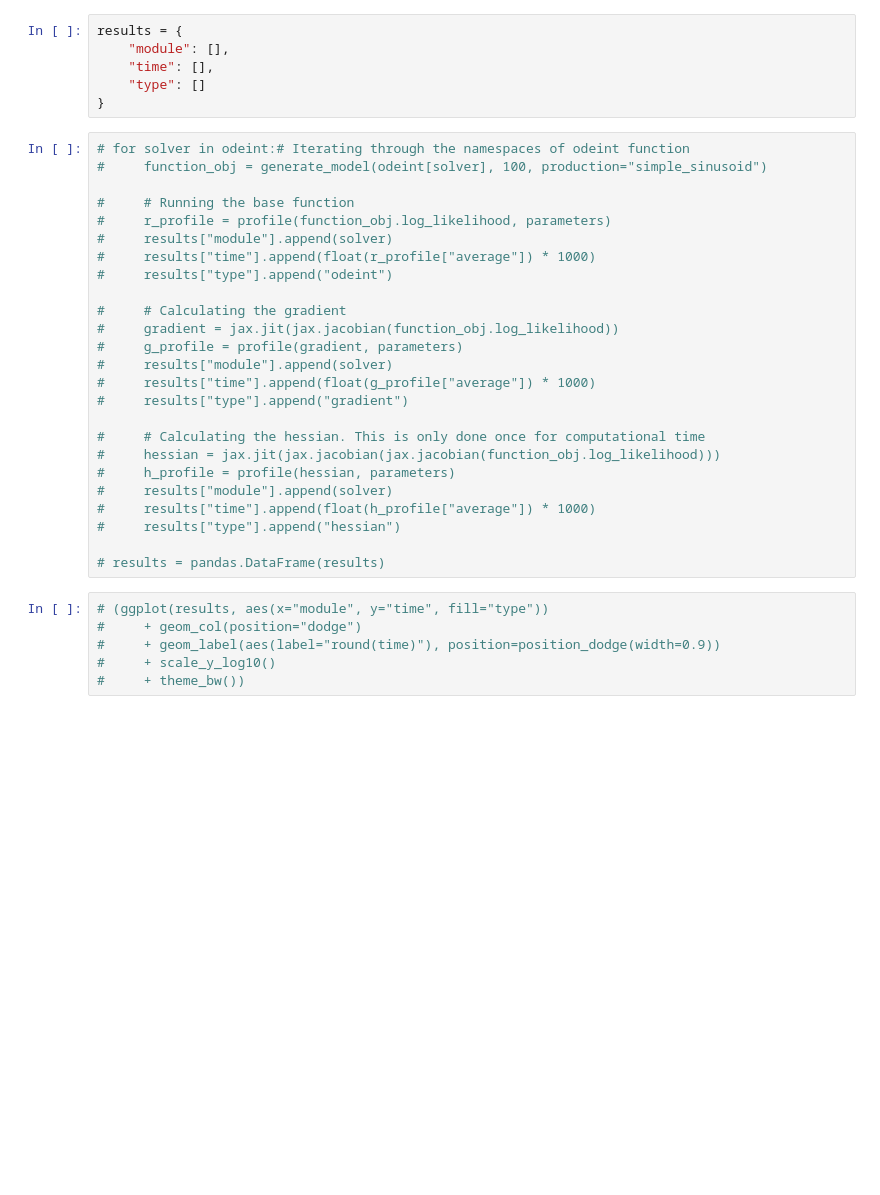
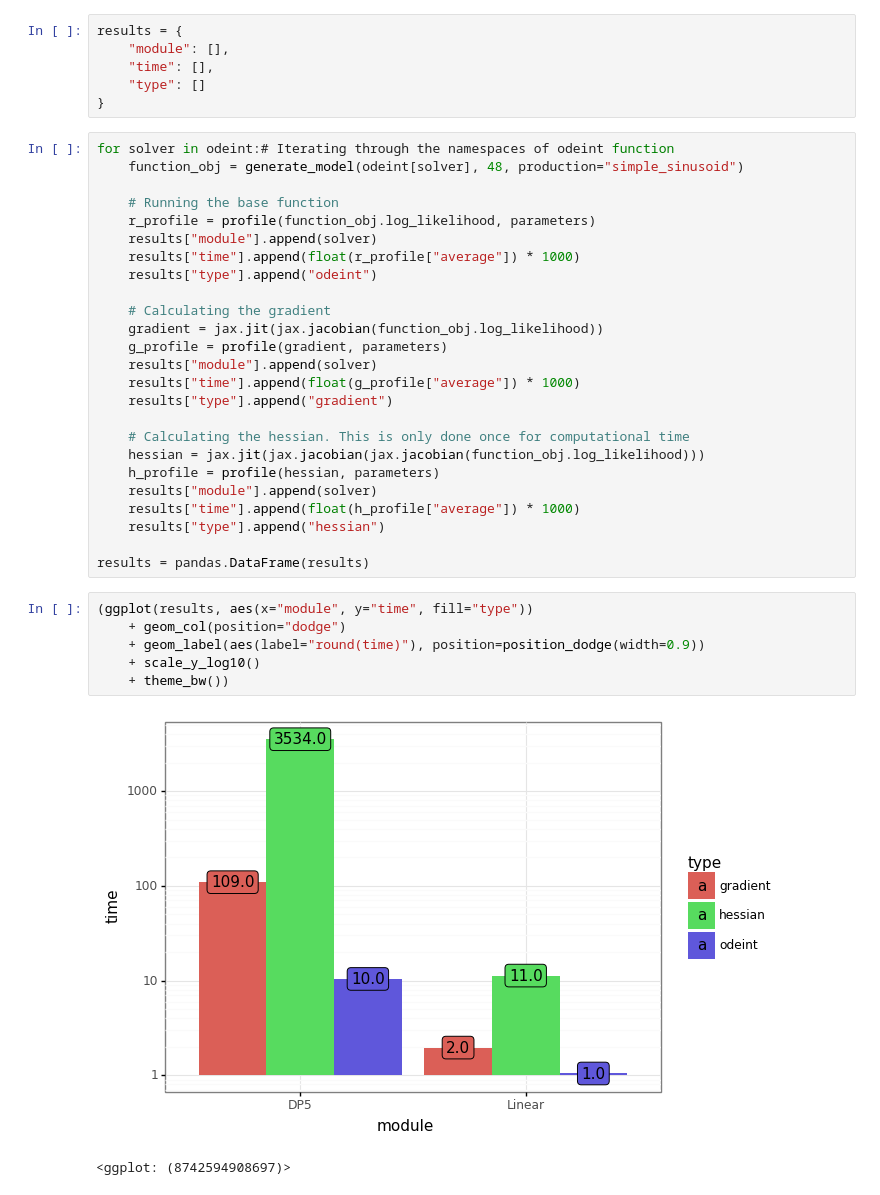
Before and after one commit to SharmaLlama/ticktack, a Jupyter notebook: notebooks/Linear_Solver.ipynb, the cells around one changed output. Cells and saved outputs as stored; diff of their text form; blank space fills up the shorter version.

```diff
--- a/notebooks/Linear_Solver.ipynb
+++ b/notebooks/Linear_Solver.ipynb
@@ -246,33 +241,36 @@ results = {
     "type": []
 }
 # %%
-# for solver in odeint:# Iterating through the namespaces of odeint function
-#     function_obj = generate_model(odeint[solver], 100, production="simple_sinusoid")
+for solver in odeint:# Iterating through the namespaces of odeint function
+    function_obj = generate_model(odeint[solver], 48, production="simple_sinusoid")
 
-#     # Running the base function
-#     r_profile = profile(function_obj.log_likelihood, parameters)
-#     results["module"].append(solver)
-#     results["time"].append(float(r_profile["average"]) * 1000)
-#     results["type"].append("odeint")
+    # Running the base function
+    r_profile = profile(function_obj.log_likelihood, parameters)
+    results["module"].append(solver)
+    results["time"].append(float(r_profile["average"]) * 1000)
+    results["type"].append("odeint")
 
-#     # Calculating the gradient
-#     gradient = jax.jit(jax.jacobian(function_obj.log_likelihood))
-#     g_profile = profile(gradient, parameters)
-#     results["module"].append(solver)
-#     results["time"].append(float(g_profile["average"]) * 1000)
-#     results["type"].append("gradient")
+    # Calculating the gradient
+    gradient = jax.jit(jax.jacobian(function_obj.log_likelihood))
+    g_profile = profile(gradient, parameters)
+    results["module"].append(solver)
+    results["time"].append(float(g_profile["average"]) * 1000)
+    results["type"].append("gradient")
 
-#     # Calculating the hessian. This is only done once for computational time
-#     hessian = jax.jit(jax.jacobian(jax.jacobian(function_obj.log_likelihood)))
-#     h_profile = profile(hessian, parameters)
-#     results["module"].append(solver)
-#     results["time"].append(float(h_profile["average"]) * 1000)
-#     results["type"].append("hessian")
+    # Calculating the hessian. This is only done once for computational time
+    hessian = jax.jit(jax.jacobian(jax.jacobian(function_obj.log_likelihood)))
+    h_profile = profile(hessian, parameters)
+    results["module"].append(solver)
+    results["time"].append(float(h_profile["average"]) * 1000)
+    results["type"].append("hessian")
 
-# results = pandas.DataFrame(results)
+results = pandas.DataFrame(results)
 # %%
-# (ggplot(results, aes(x="module", y="time", fill="type"))
-#     + geom_col(position="dodge")
-#     + geom_label(aes(label="round(time)"), position=position_dodge(width=0.9))
-#     + scale_y_log10()
-#     + theme_bw())
+(ggplot(results, aes(x="module", y="time", fill="type"))
+    + geom_col(position="dodge")
+    + geom_label(aes(label="round(time)"), position=position_dodge(width=0.9))
+    + scale_y_log10()
+    + theme_bw())
+# %% [output]
+[figure, added]
+<ggplot: (8742594908697)>
```
Also changed, not shown: parts of 7 cells of this notebook.
